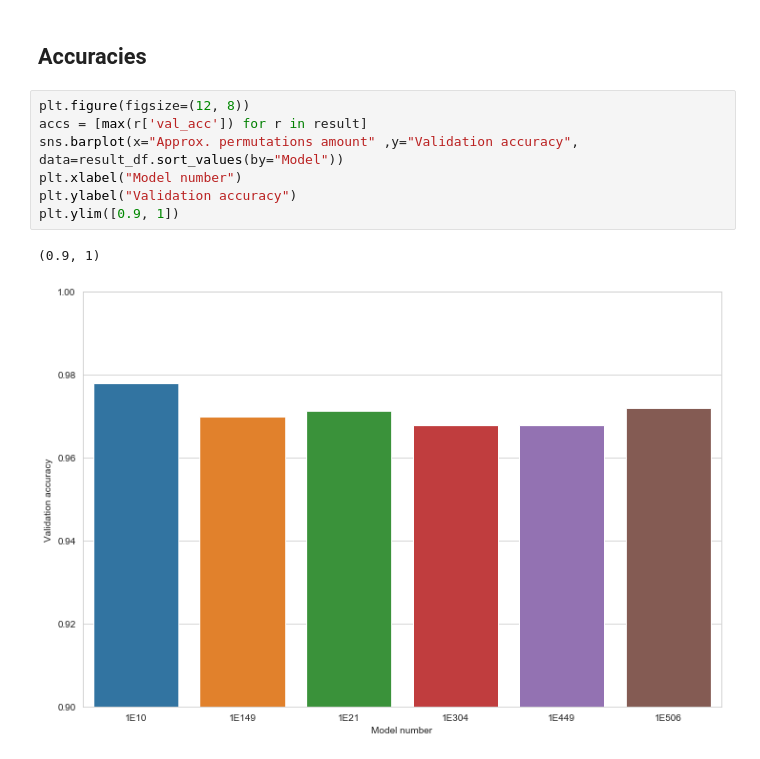
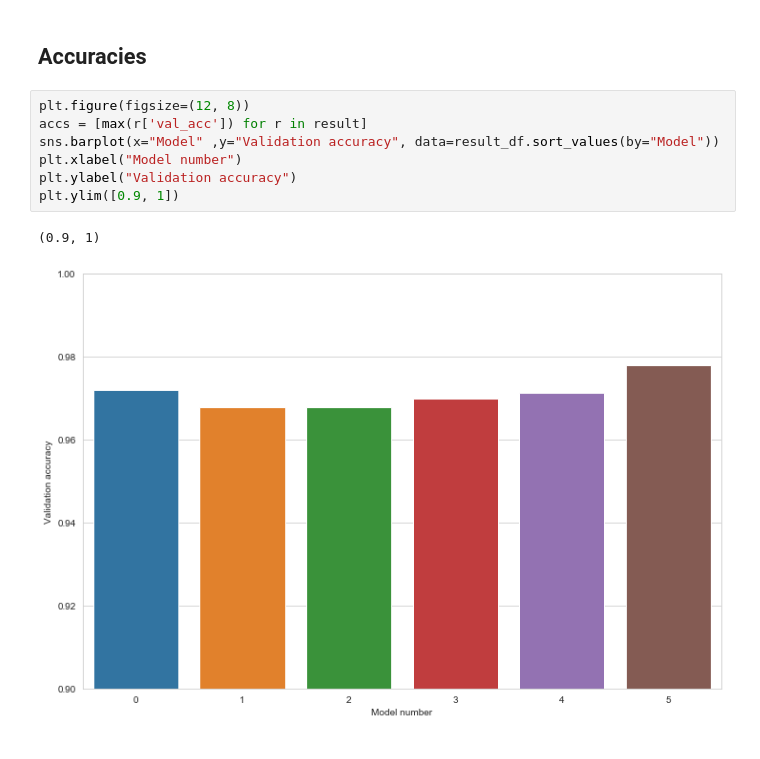
Before and after one commit to andrzejmalota/nn_symmetry, a Jupyter notebook: Results.ipynb, the cells around one changed output. Drawn from its saved outputs; the diff is of its cells as text.

```diff
--- a/Results.ipynb
+++ b/Results.ipynb
@@ -73,10 +81,10 @@ Text(0, 0.5, 'Validation loss')
 # %%
 plt.figure(figsize=(12, 8))
 accs = [max(r['val_acc']) for r in result]
-sns.barplot(x="Approx. permutations amount" ,y="Validation accuracy", data=result_df.sort_values(by="Model"))
+sns.barplot(x="Model" ,y="Validation accuracy", data=result_df.sort_values(by="Model"))
 plt.xlabel("Model number")
 plt.ylabel("Validation accuracy")
 plt.ylim([0.9, 1])
 # %% [output]
 (0.9, 1)
-[figure, old version]
+[figure, new version]
```
Also changed, not shown: parts of 3 cells of this notebook.
